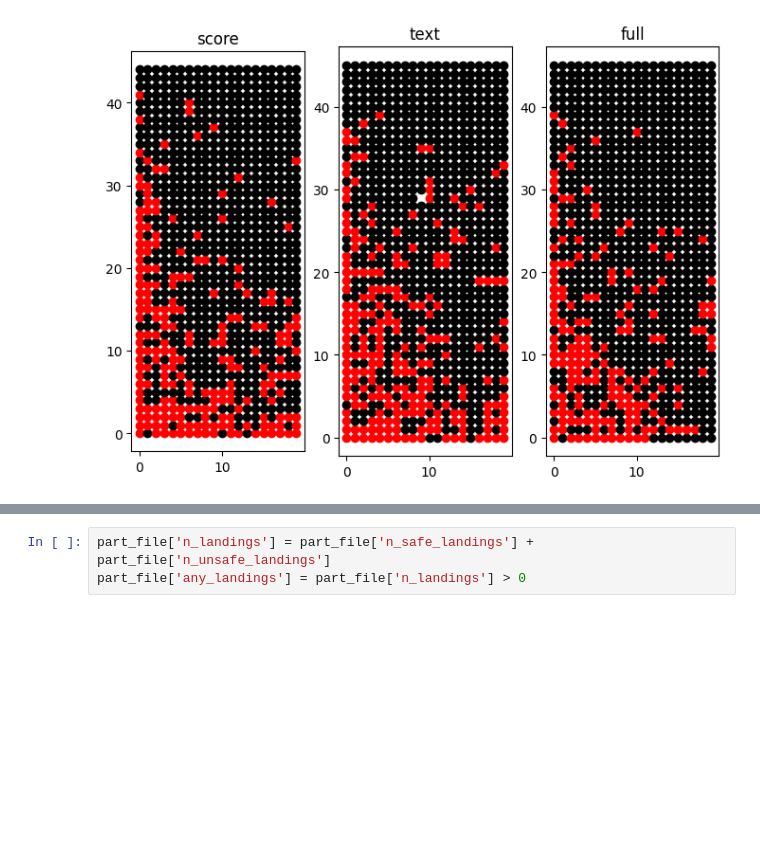
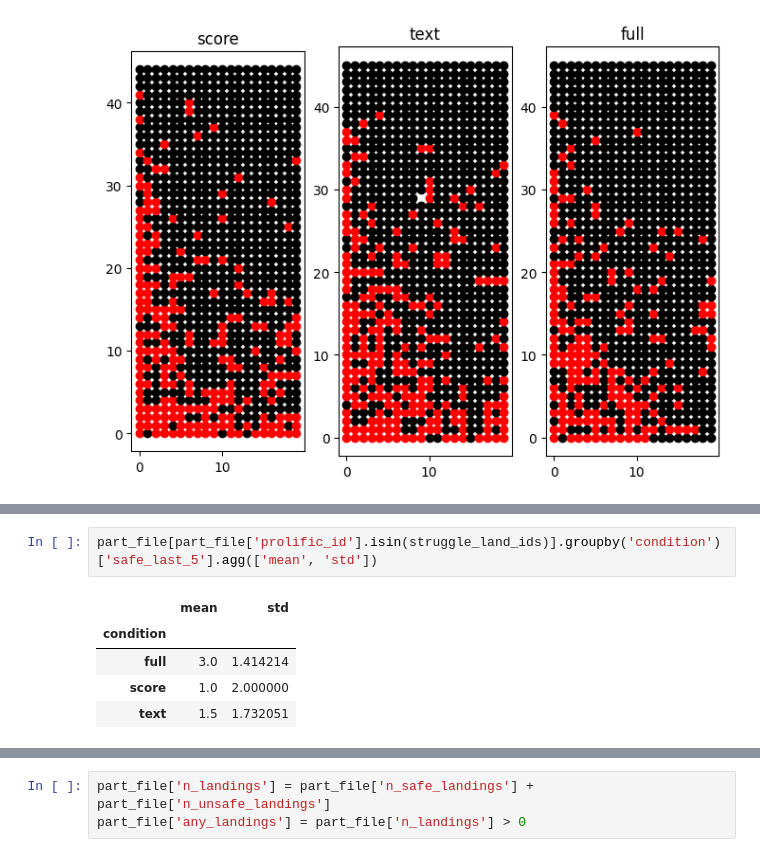
Before and after one commit to cairo-robotics/llm-multimodal-drone-feedback, a Jupyter notebook: analysis/analysis_brainstorm.ipynb, the cells around one changed output, grey strips where cells are left out. Saved outputs shown, nothing was run; the diff lists cells and outputs as text; blank space fills up the shorter version.

```diff
--- a/analysis/analysis_brainstorm.ipynb
+++ b/analysis/analysis_brainstorm.ipynb
@@ -943,0 +984,8 @@ skipping participant 6522a86994a5ce0d7bb9feba trial 9
+# %%
+part_file[part_file['prolific_id'].isin(struggle_land_ids)].groupby('condition')['safe_last_5'].agg(['mean', 'std'])
+# %% [output]
+|  | mean | std |
+| condition |  |  |
+| full | 3.0 | 1.414214 |
+| score | 1.0 | 2.000000 |
+| text | 1.5 | 1.732051 |
```
Also changed, not shown: parts of 9 cells of this notebook.
